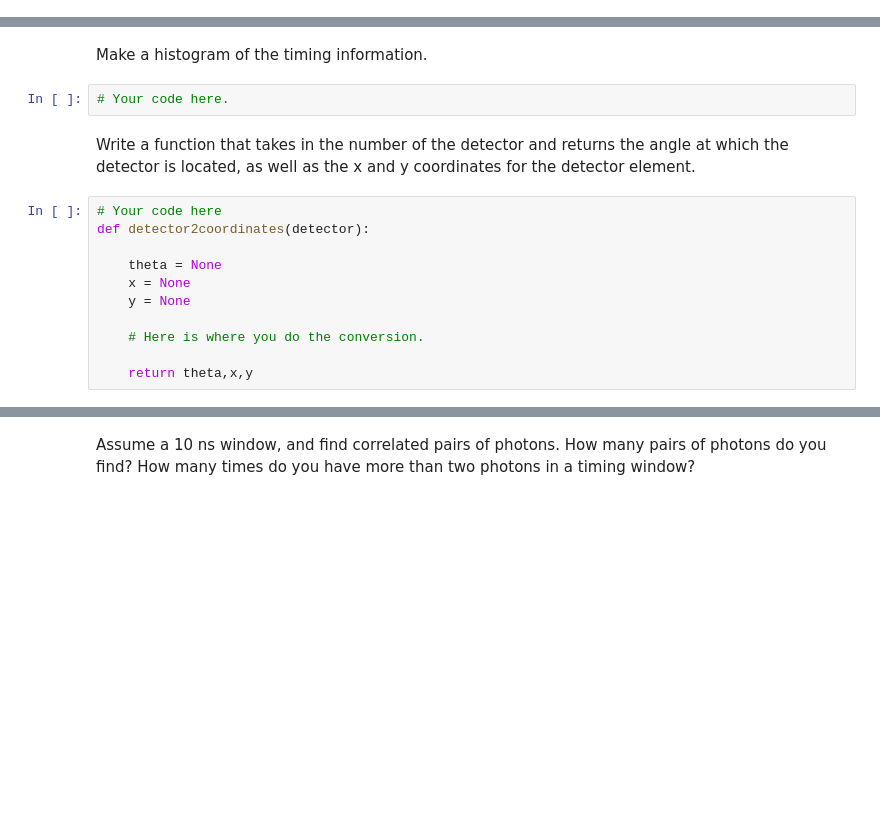
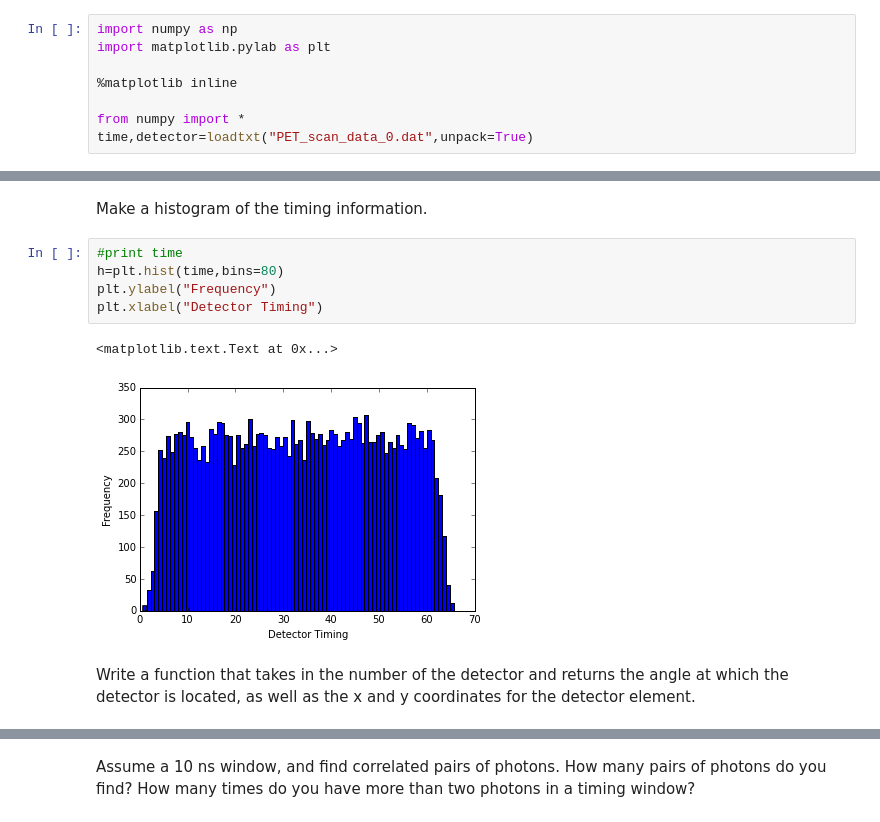
Before and after one commit to mattbellis/Siena_College_Physics_Jess_Muenkel, a Jupyter notebook: medical_physics/analyze_PET_scan_data.ipynb, the cells around one changed output, grey strips where cells are left out. Cells and saved outputs as stored; diff of their text form; blank space fills up the shorter version.

Commit message:
PET plots

```diff
--- a/medical_physics/analyze_PET_scan_data.ipynb
+++ b/medical_physics/analyze_PET_scan_data.ipynb
@@ -2,24 +2,27 @@
 Read the data in from the file <tt>PET_scan_data_0.dat</tt>. The file is in two columns and each entry in the file is the time (in nanoseconds) that a photon was detected and the detector that recorded it.
 # %% [markdown]
 The scanner is made up of 80 individual detectors. Detector 00 is at 3:00 (on the x-axis) and increases in the counter-clockwise direction, a la the standard definition of $\theta$.
+# %%
+import numpy as np
+import matplotlib.pylab as plt
+
+%matplotlib inline
+
+from numpy import *
+time,detector=loadtxt("PET_scan_data_0.dat",unpack=True)
 # %% [markdown]
 The radius of the detector ring is 1 meter.
 # %%
 radius = 1 # meters
 # %% [markdown]
 Make a histogram of the timing information.
-# %%
-# Your code here.
+# %%
+#print time
+h=plt.hist(time,bins=80)
+plt.ylabel("Frequency")
+plt.xlabel("Detector Timing")
+# %% [output]
+<matplotlib.text.Text at 0x...>
+[figure, added]
 # %% [markdown]
 Write a function that takes in the number of the detector and returns the angle at which the detector is located, as well as the x and y coordinates for the detector element.
-# %%
-# Your code here
-def detector2coordinates(detector):
-
-    theta = None
-    x = None
-    y = None
-
-    # Here is where you do the conversion.
-
-    return theta,x,y
```
Also changed, not shown: parts of 5 cells of this notebook, 2 other files.
